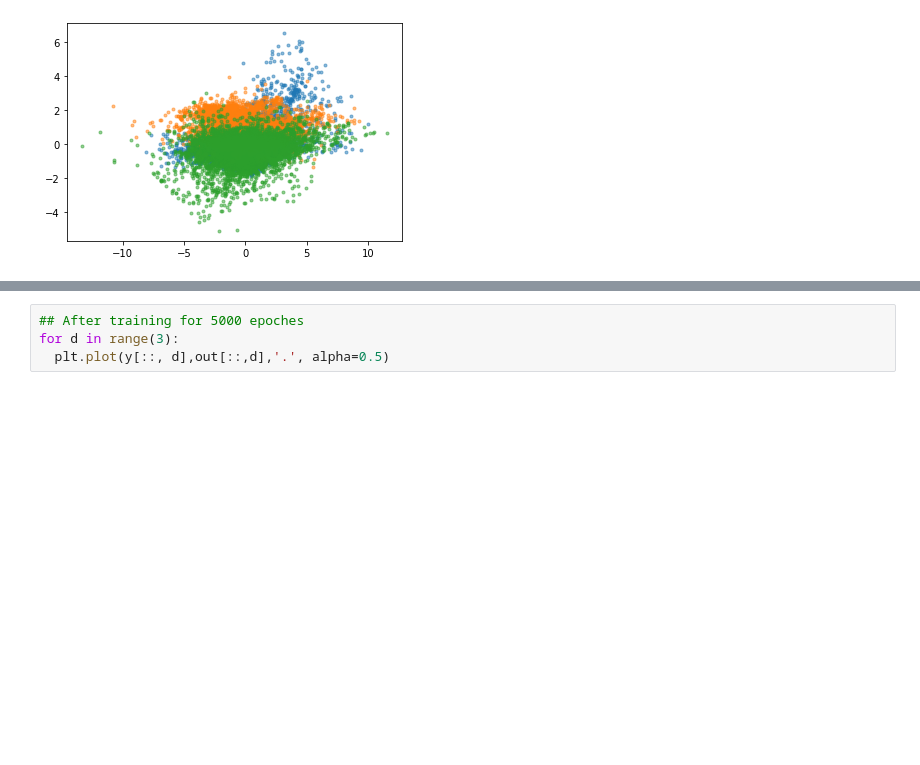
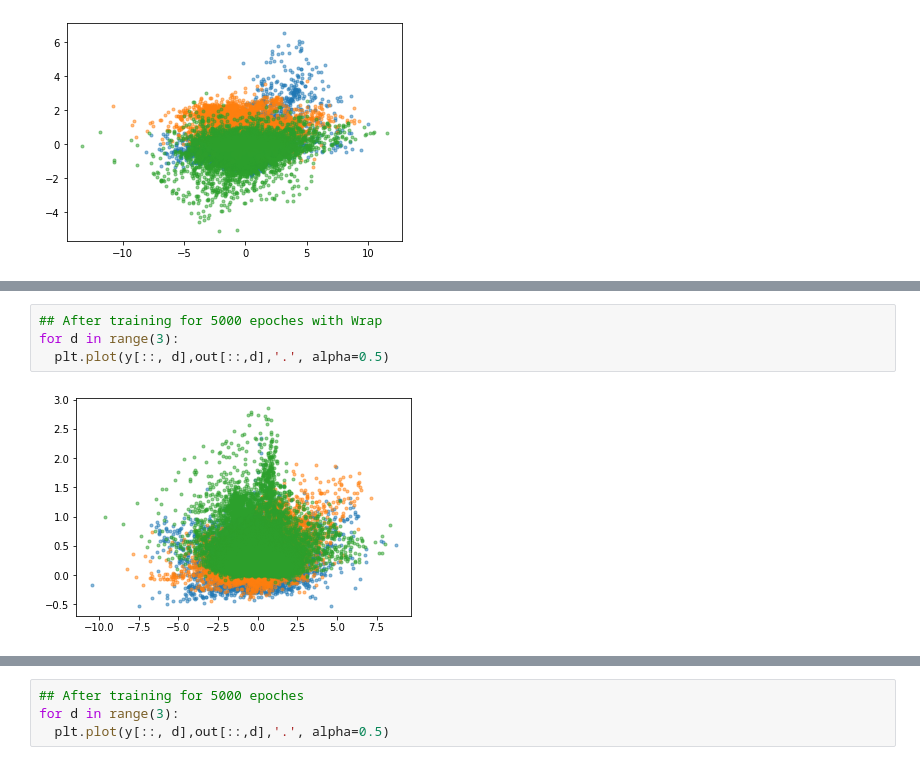
Before and after one commit to SumeetChougule/PM-HR, a Jupyter notebook: notebooks/Force_correction.ipynb, the cells around one changed output, grey strips where cells are left out. Saved outputs shown, nothing was run; the diff lists cells and outputs as text; blank space fills up the shorter version.

```diff
--- a/notebooks/Force_correction.ipynb
+++ b/notebooks/Force_correction.ipynb
@@ -441,0 +457,6 @@ for d in range(3):
+# %%
+## After training for 5000 epoches with Wrap
+for d in range(3):
+  plt.plot(y[::, d],out[::,d],'.', alpha=0.5)
+# %% [output]
+[figure, added]
```
Also changed, not shown: parts of 12 cells of this notebook.
